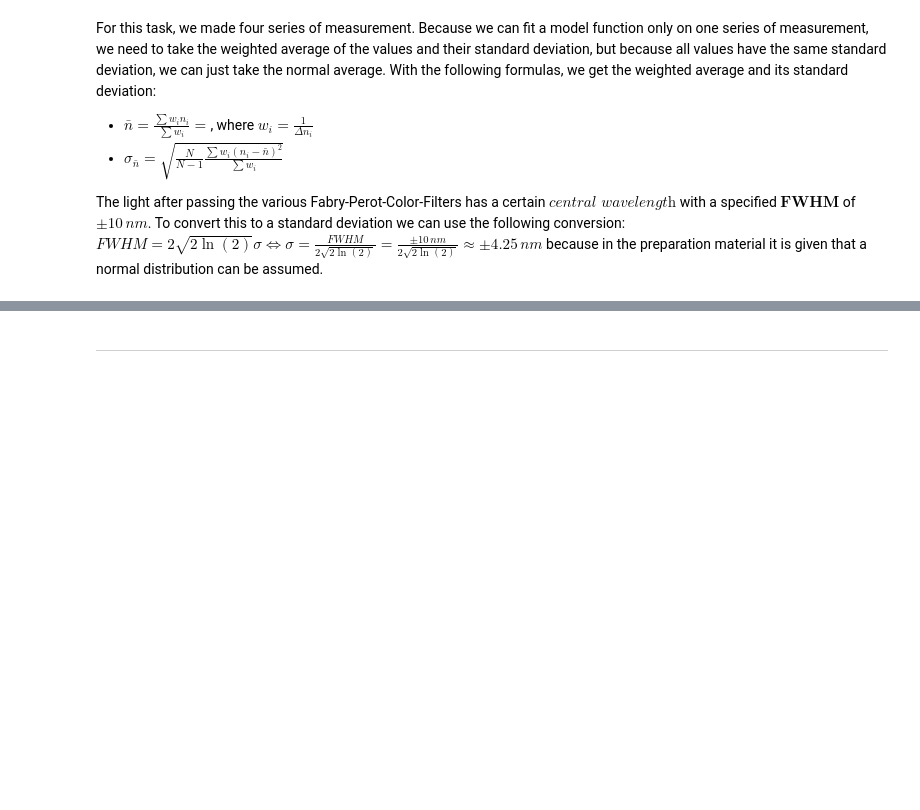
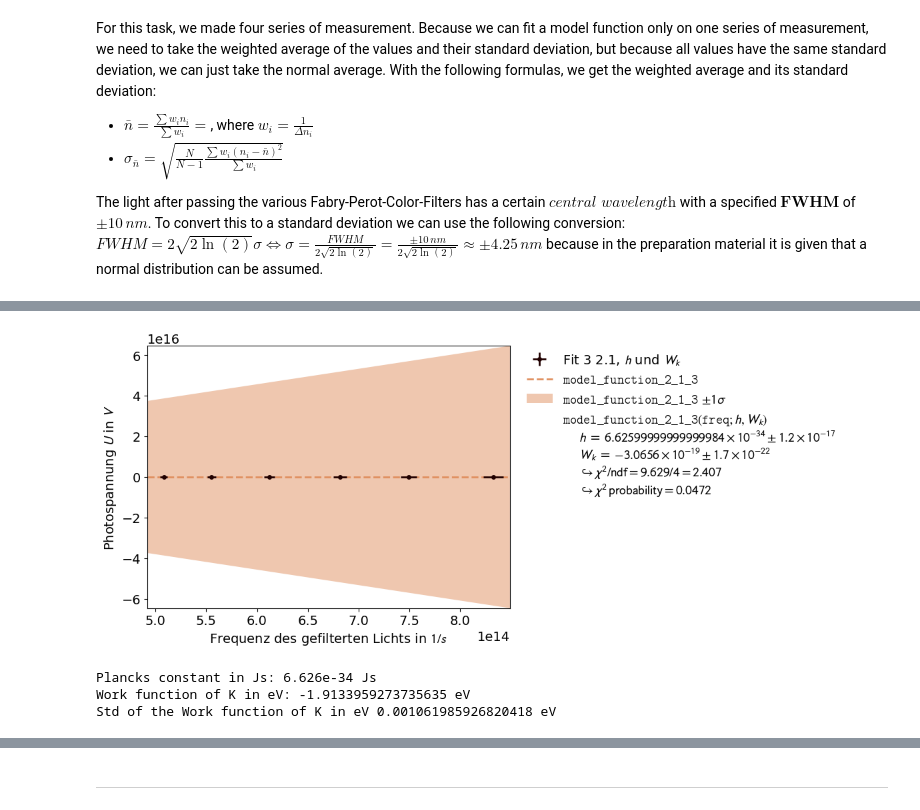
Before and after one commit to MRNock04/P2, a Jupyter notebook: Photoeffekt/Photoeffekt.ipynb, the cells around one changed output, grey strips where cells are left out. Cells and saved outputs as stored; diff of their text form; code cells hidden in the pictures; blank space fills up the shorter version.

```diff
--- a/Photoeffekt/Photoeffekt.ipynb
+++ b/Photoeffekt/Photoeffekt.ipynb
@@ -273,0 +274,21 @@ Now, for the evaluation and analysis of this part of the experiment, I did follo
+# %%
+def model_function_2_1_3(freq, h=6.626*10**(-34), W_k=-3.1*10**(-19)):
+    return (h*freq + W_k) / e
+
+data_2_1_3 = np.array([c/lam , U_bar_ ])
+error_2_1_3 = np.array([ c*std_lam/(lam**2) , std_U_bar_ ])
+label_2_1_3 = [ "Frequenz des gefilterten Lichts in $1/s$" , "Photospannung $U$ in $V$" ]
+title_2_1_3 = "Fit 3 2.1, $h$ und $W_k$"
+
+fit_2_1_res3 = fit_funktion(data_2_1_3, model_function_2_1_3, error_2_1_3, label_2_1_3, title_2_1_3, add_error=True)
+fit_2_1_res3[2].plot()
+fit_2_1_res3[2].show()
+
+print(f"Plancks constant in Js:", fit_2_1_res3[0][0], "Js")
+print(f"Work function of K in eV:", fit_2_1_res3[0][1]/e, "eV")
+print(f"Std of the Work function of K in eV", fit_2_1_res3[1][1]/e, "eV")
+# %% [output]
+[figure, added]
+Plancks constant in Js: 6.626e-34 Js
+Work function of K in eV: -1.9133959273735635 eV
+Std of the Work function of K in eV 0.001061985926820418 eV
```
Also changed, not shown: parts of 10 cells of this notebook, 2 other files.
